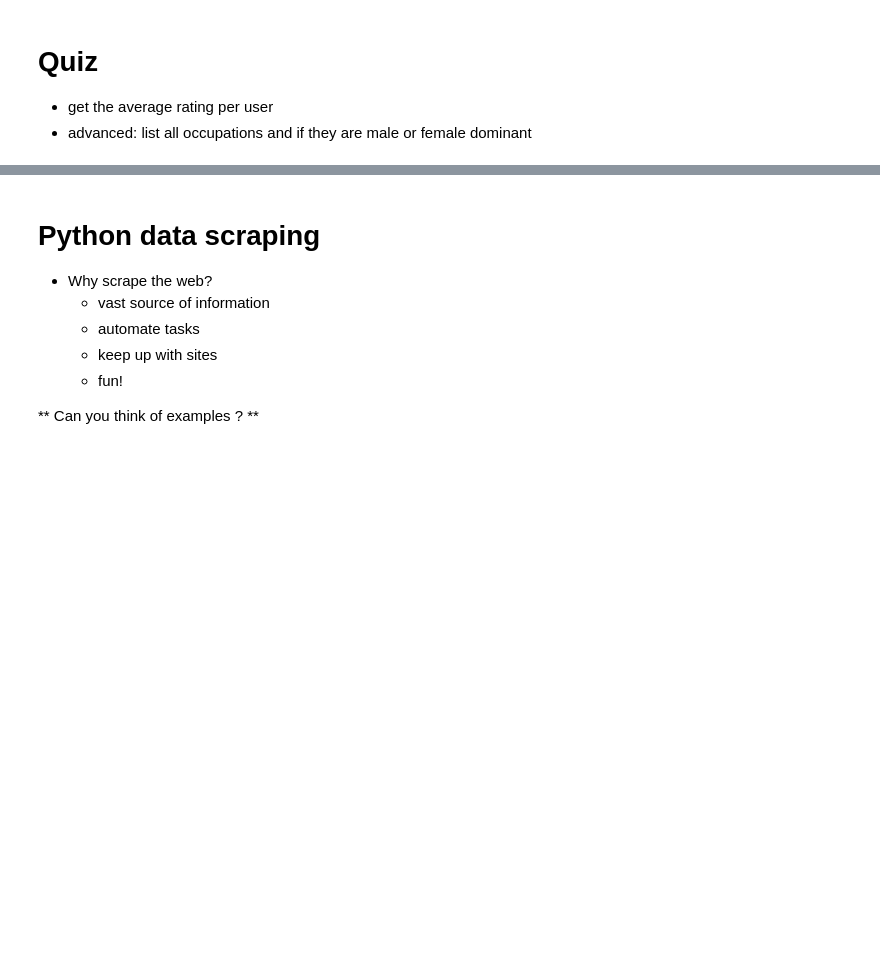
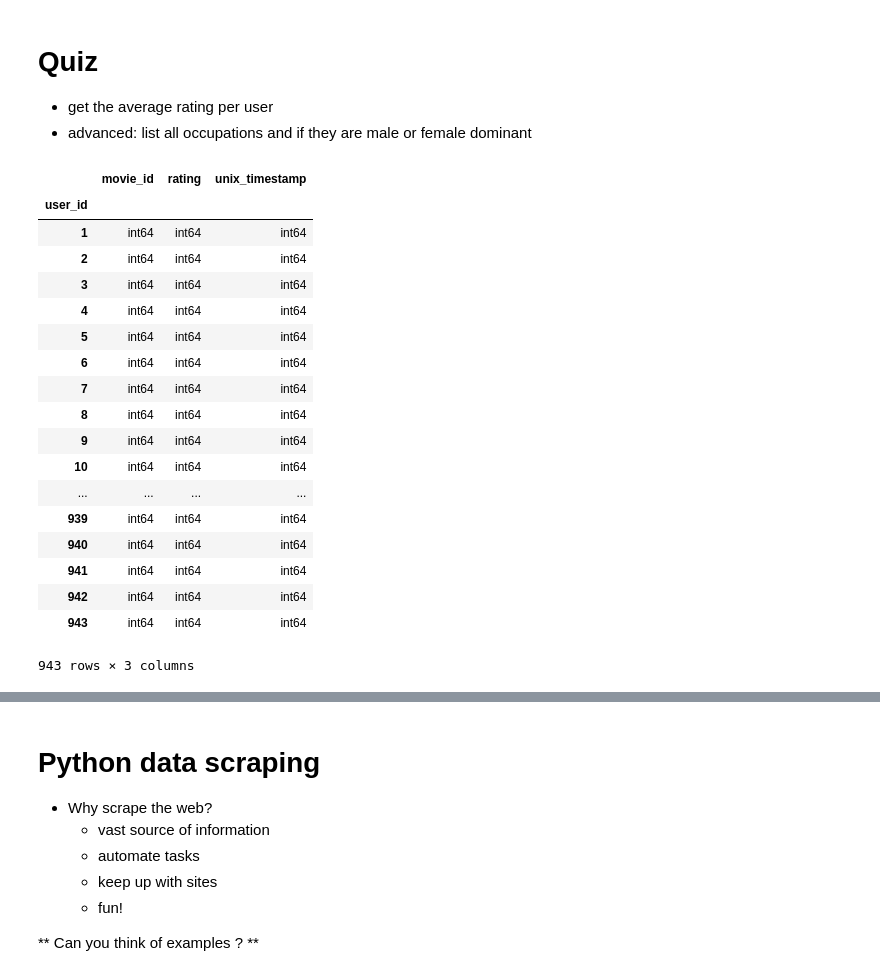
Before and after one commit to Theerit/2015, a Jupyter notebook: Lectures/02-DataScrapingQuizzes.ipynb, the cells around one changed output, grey strips where cells are left out. Saved outputs shown, nothing was run; the diff lists cells and outputs as text; code cells hidden in the pictures; blank space fills up the shorter version.

```diff
--- a/Lectures/02-DataScrapingQuizzes.ipynb
+++ b/Lectures/02-DataScrapingQuizzes.ipynb
@@ -497,6 +501,27 @@ users
 # %%
 # list all occupations and if they are male or female dominant
 # your code here
+grouped_users.dtypes
+# %% [output]
+|  | movie_id | rating | unix_timestamp |
+| user_id |  |  |  |
+| 1 | int64 | int64 | int64 |
+| 2 | int64 | int64 | int64 |
+| 3 | int64 | int64 | int64 |
+| 4 | int64 | int64 | int64 |
+| 5 | int64 | int64 | int64 |
+| 6 | int64 | int64 | int64 |
+| 7 | int64 | int64 | int64 |
+| 8 | int64 | int64 | int64 |
+| 9 | int64 | int64 | int64 |
+| 10 | int64 | int64 | int64 |
+| ... | ... | ... | ... |
+| 939 | int64 | int64 | int64 |
+| 940 | int64 | int64 | int64 |
+| 941 | int64 | int64 | int64 |
+| 942 | int64 | int64 | int64 |
+| 943 | int64 | int64 | int64 |
+943 rows × 3 columns
 # %%
 print 'number of male users: '
 print sum(users['sex'] == 'M')
```
Also changed, not shown: parts of 7 cells of this notebook.
